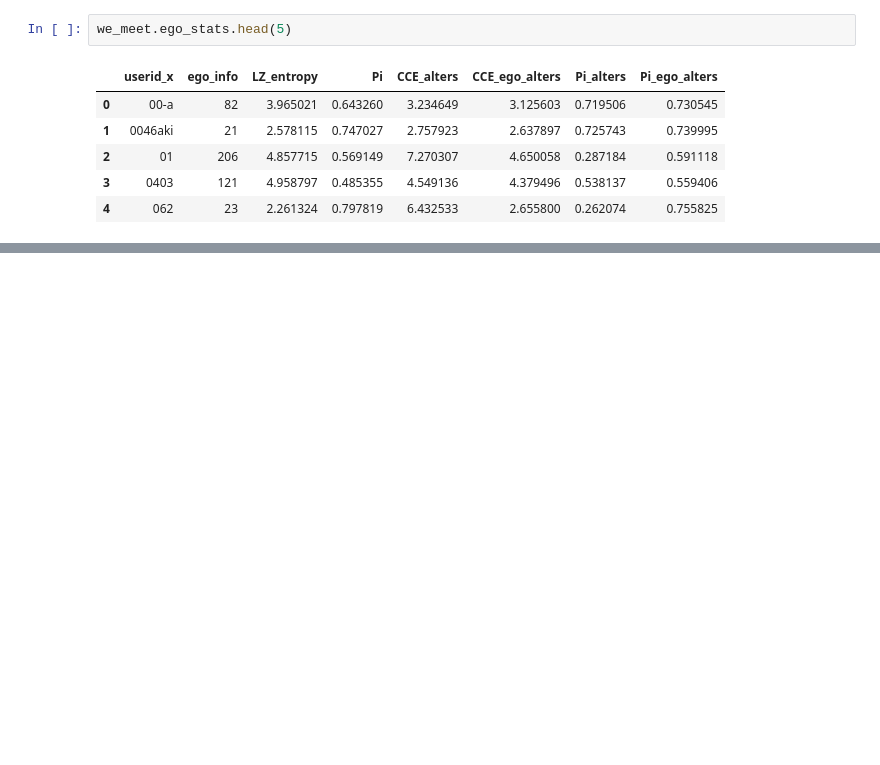
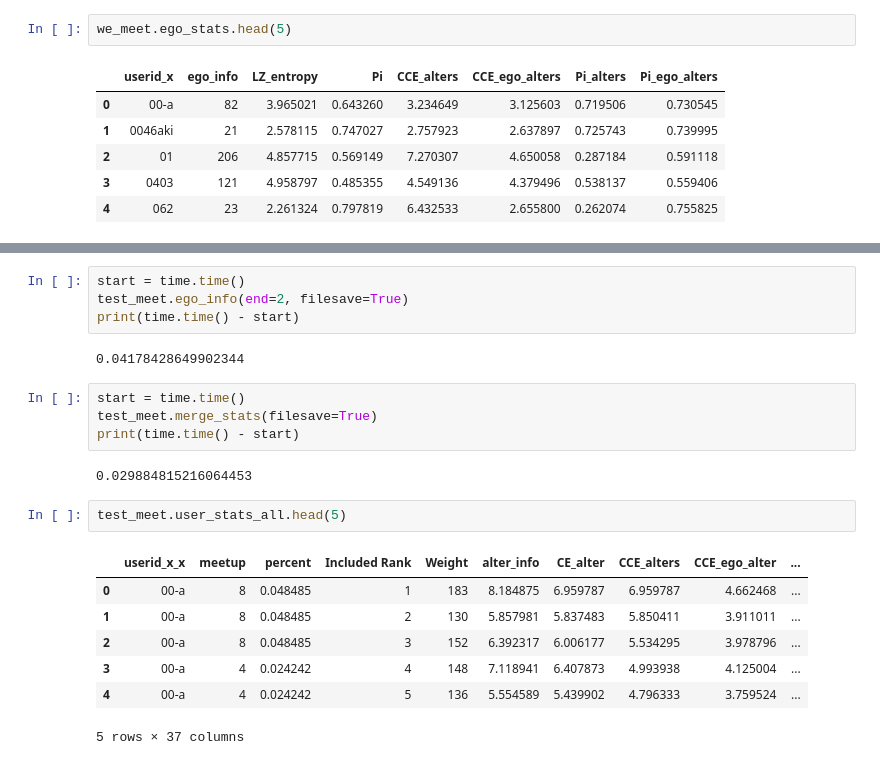
Before and after one commit to Magica-Chen/social-predictability, a Jupyter notebook: MS-Social-Information-AF.ipynb, the cells around one changed output, grey strips where cells are left out. Saved outputs shown, nothing was run; the diff lists cells and outputs as text; blank space fills up the shorter version.

```diff
--- a/MS-Social-Information-AF.ipynb
+++ b/MS-Social-Information-AF.ipynb
@@ -93,0 +115,22 @@ np.mean(we_meet.ego_stats['LZ_entropy'])
+# %%
+start = time.time()
+test_meet.ego_info(end=2, filesave=True)
+print(time.time() - start)
+# %% [output]
+0.04178428649902344
+# %%
+start = time.time()
+test_meet.merge_stats(filesave=True)
+print(time.time() - start)
+# %% [output]
+0.029884815216064453
+# %%
+test_meet.user_stats_all.head(5)
+# %% [output]
+|  | userid_x_x | meetup | percent | Included Rank | Weight | alter_info | CE_alter | CCE_alters | CCE_ego_alter | ... |
+| 0 | 00-a | 8 | 0.048485 | 1 | 183 | 8.184875 | 6.959787 | 6.959787 | 4.662468 | ... |
+| 1 | 00-a | 8 | 0.048485 | 2 | 130 | 5.857981 | 5.837483 | 5.850411 | 3.911011 | ... |
+| 2 | 00-a | 8 | 0.048485 | 3 | 152 | 6.392317 | 6.006177 | 5.534295 | 3.978796 | ... |
+| 3 | 00-a | 4 | 0.024242 | 4 | 148 | 7.118941 | 6.407873 | 4.993938 | 4.125004 | ... |
+| 4 | 00-a | 4 | 0.024242 | 5 | 136 | 5.554589 | 5.439902 | 4.796333 | 3.759524 | ... |
+5 rows × 37 columns
```
Also changed, not shown: parts of 12 cells of this notebook, 2 other files.
